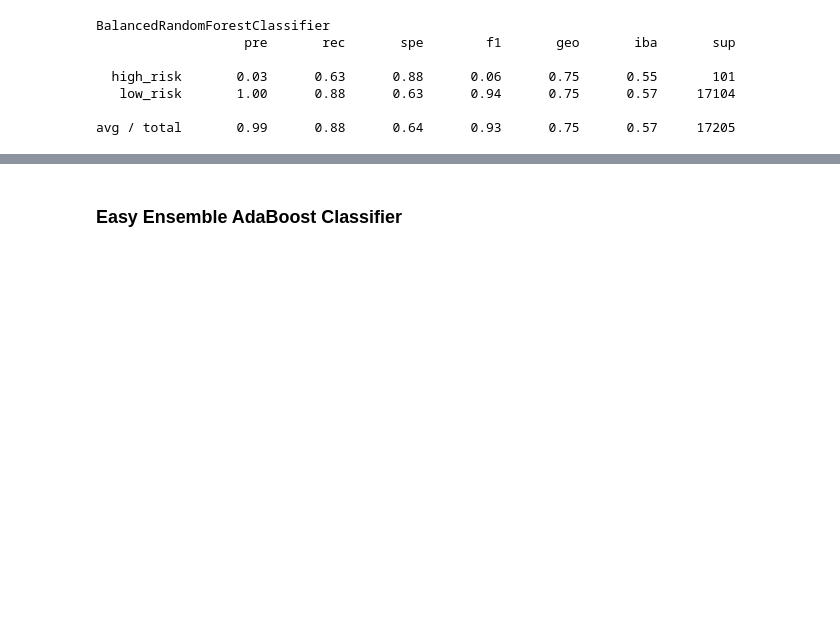
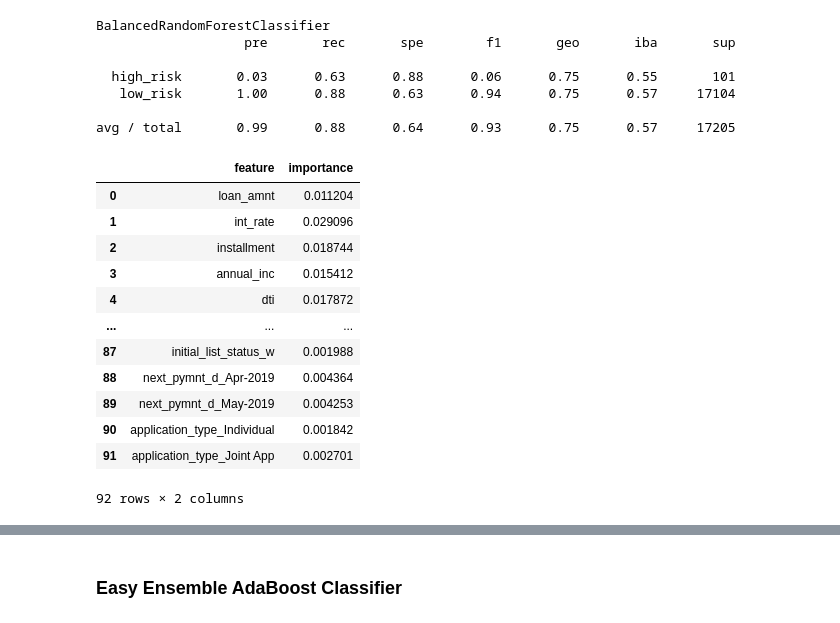
Before and after one commit to jhonpire/Credit_Risk_Analysis, a Jupyter notebook: credit_risk_ensemble_JP.ipynb, the cells around one changed output, grey strips where cells are left out. Drawn from its saved outputs; the diff is of its cells as text; code cells hidden in the pictures; blank space fills up the shorter version.

```diff
--- a/credit_risk_ensemble_JP.ipynb
+++ b/credit_risk_ensemble_JP.ipynb
@@ -265,0 +263,26 @@ avg / total       0.99      0.88      0.64      0.93      0.75      0.57     172
+# %%
+# List the features sorted in descending order by feature importance
+important_features = brf_model.feature_importances_
+
+# put this toghether into a DataFrame
+# get the column names
+
+cols = X_encoded.columns
+
+# create the dataframe
+important_features_df = pd.DataFrame({'feature': cols, 'importance': important_features})
+important_features_df
+# %% [output]
+|  | feature | importance |
+| 0 | loan_amnt | 0.011204 |
+| 1 | int_rate | 0.029096 |
+| 2 | installment | 0.018744 |
+| 3 | annual_inc | 0.015412 |
+| 4 | dti | 0.017872 |
+| ... | ... | ... |
+| 87 | initial_list_status_w | 0.001988 |
+| 88 | next_pymnt_d_Apr-2019 | 0.004364 |
+| 89 | next_pymnt_d_May-2019 | 0.004253 |
+| 90 | application_type_Individual | 0.001842 |
+| 91 | application_type_Joint App | 0.002701 |
+92 rows × 2 columns
```
Also changed, not shown: parts of 8 cells of this notebook, 3 other files.
